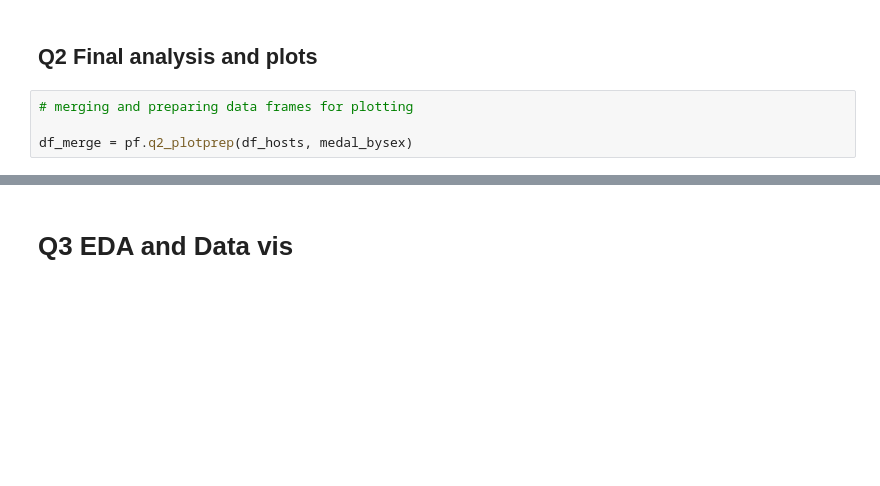
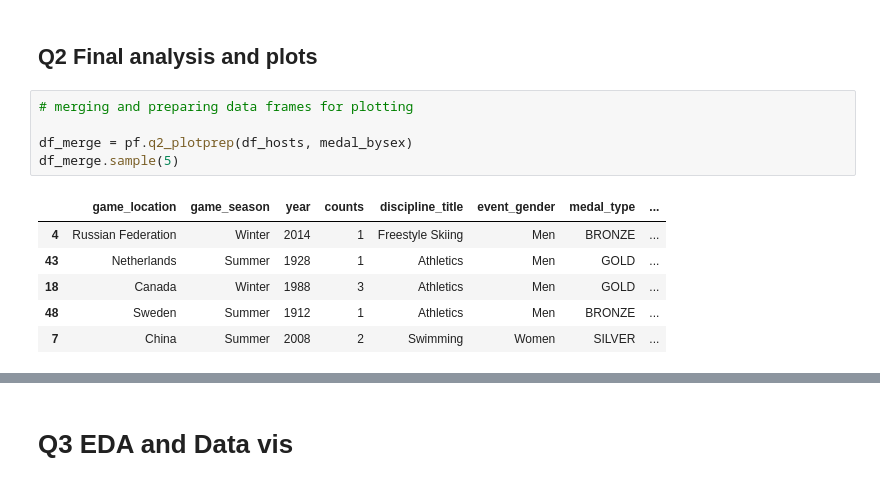
Before and after one commit to ubco-W2022T2-data301/project-group-group17, a Jupyter notebook: analysis/notebooks/analysis_conan.ipynb, the cells around one changed output, grey strips where cells are left out. Saved outputs shown, nothing was run; the diff lists cells and outputs as text; blank space fills up the shorter version.

```diff
--- a/analysis/notebooks/analysis_conan.ipynb
+++ b/analysis/notebooks/analysis_conan.ipynb
@@ -218,7 +256,15 @@ plot
 # %%
 # merging and preparing data frames for plotting
 
 df_merge = pf.q2_plotprep(df_hosts, medal_bysex)
+df_merge.sample(5)
+# %% [output]
+|  | game_location | game_season | year | counts | discipline_title | event_gender | medal_type | ... |
+| 4 | Russian Federation | Winter | 2014 | 1 | Freestyle Skiing | Men | BRONZE | ... |
+| 43 | Netherlands | Summer | 1928 | 1 | Athletics | Men | GOLD | ... |
+| 18 | Canada | Winter | 1988 | 3 | Athletics | Men | GOLD | ... |
+| 48 | Sweden | Summer | 1912 | 1 | Athletics | Men | BRONZE | ... |
+| 7 | China | Summer | 2008 | 2 | Swimming | Women | SILVER | ... |
 # %%
 # plot relationship between times hosting and medals won
 
```
Also changed, not shown: parts of 29 cells of this notebook.
